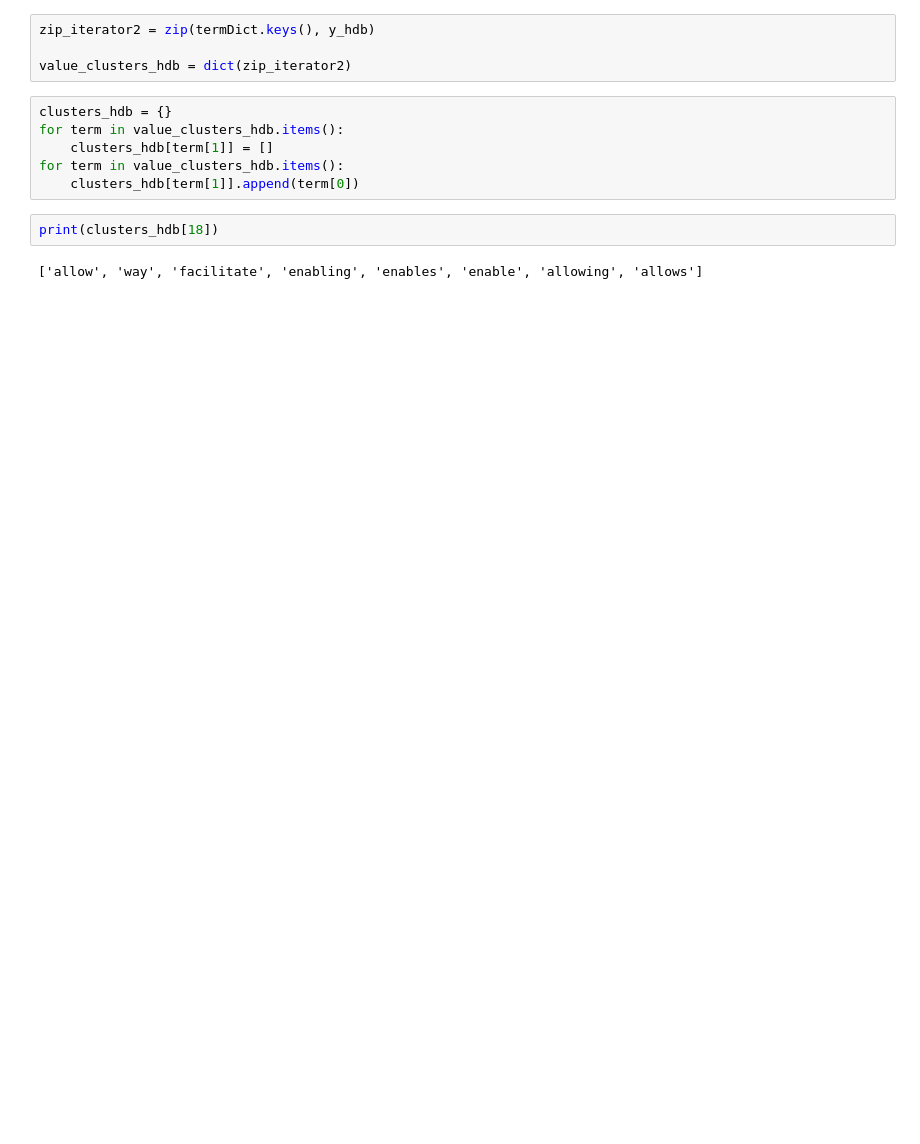
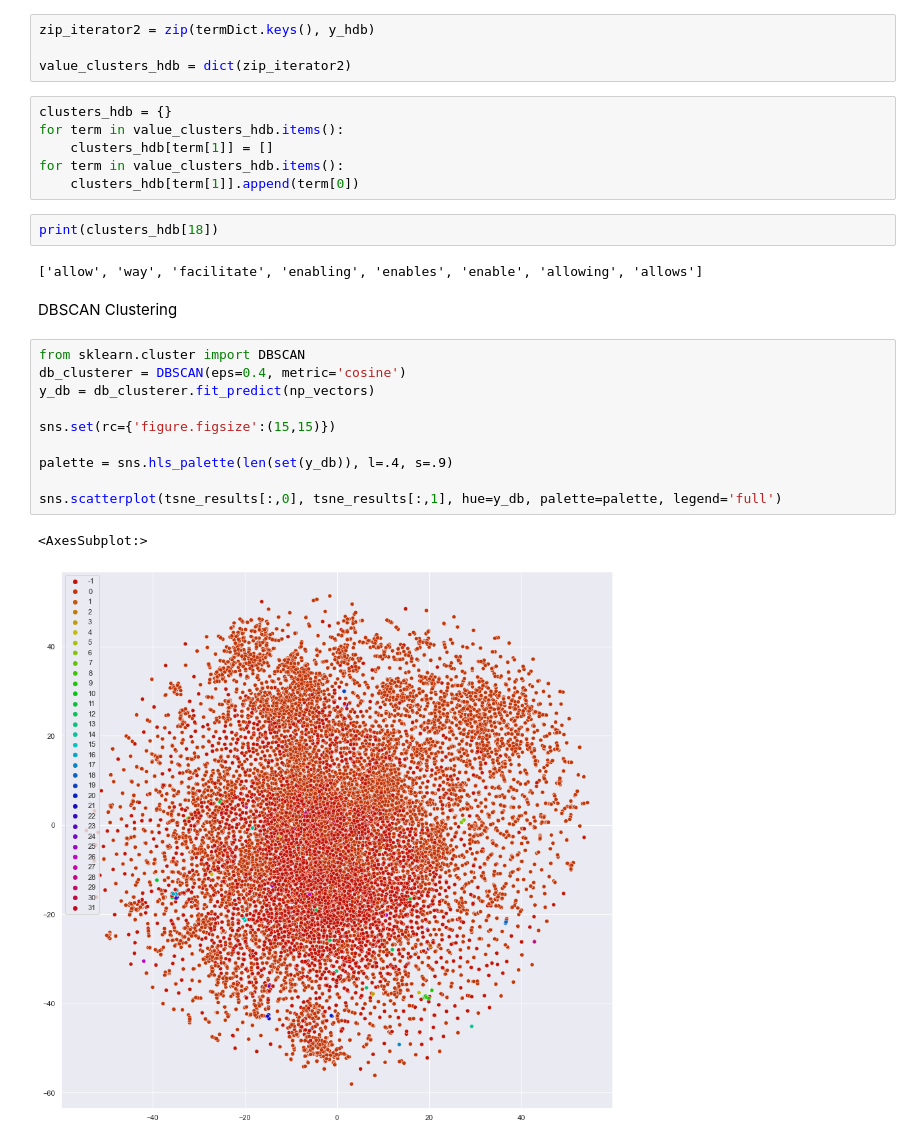
Before and after one commit to mijovicmia/4YP, a Jupyter notebook: Work/work w7.ipynb, the cells around one changed output. Cells and saved outputs as stored; diff of their text form; blank space fills up the shorter version.

```diff
--- a/Work/work w7.ipynb
+++ b/Work/work w7.ipynb
@@ -826,3 +826,18 @@ for term in value_clusters_hdb.items():
 print(clusters_hdb[18])
 # %% [output]
 ['allow', 'way', 'facilitate', 'enabling', 'enables', 'enable', 'allowing', 'allows']
+# %% [markdown]
+DBSCAN Clustering
+# %%
+from sklearn.cluster import DBSCAN
+db_clusterer = DBSCAN(eps=0.4, metric='cosine')
+y_db = db_clusterer.fit_predict(np_vectors)
+
+sns.set(rc={'figure.figsize':(15,15)})
+
+palette = sns.hls_palette(len(set(y_db)), l=.4, s=.9)
+
+sns.scatterplot(tsne_results[:,0], tsne_results[:,1], hue=y_db, palette=palette, legend='full')
+# %% [output]
+<AxesSubplot:>
+[figure, added]
```
Also changed, not shown: parts of 2 cells of this notebook.
